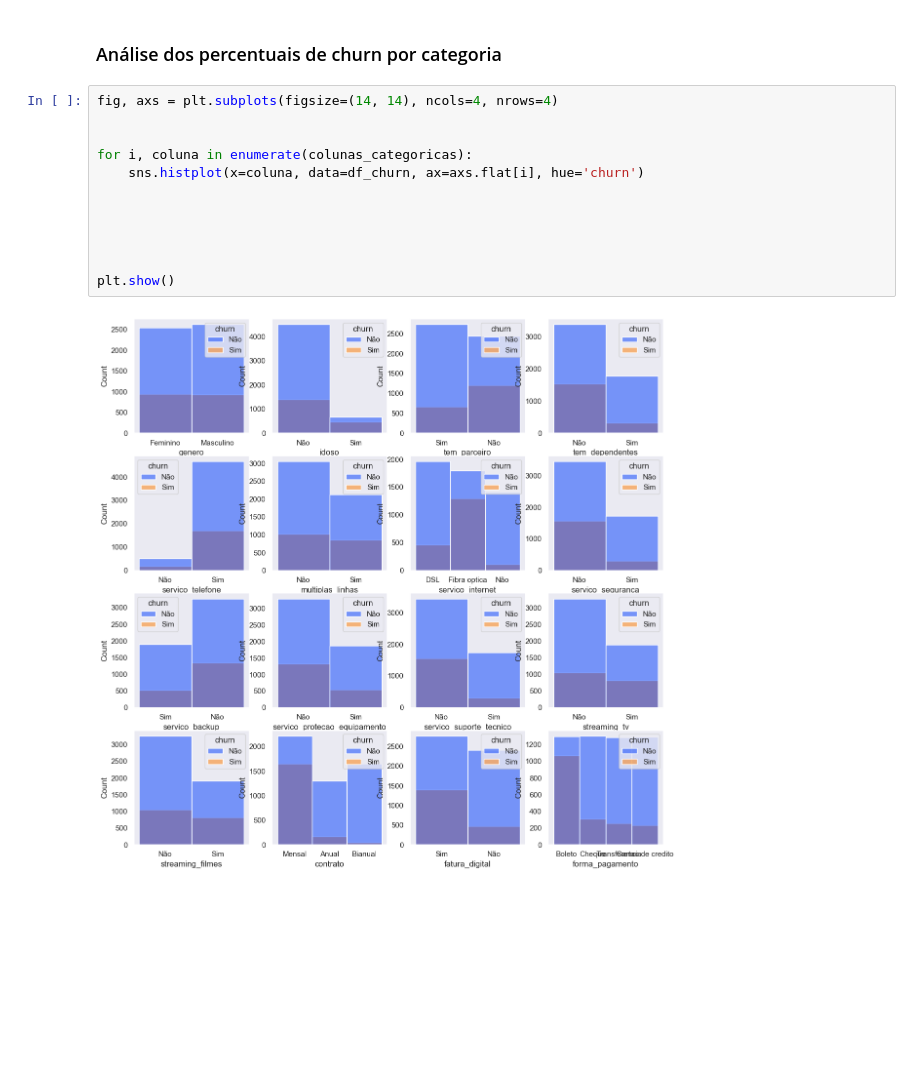
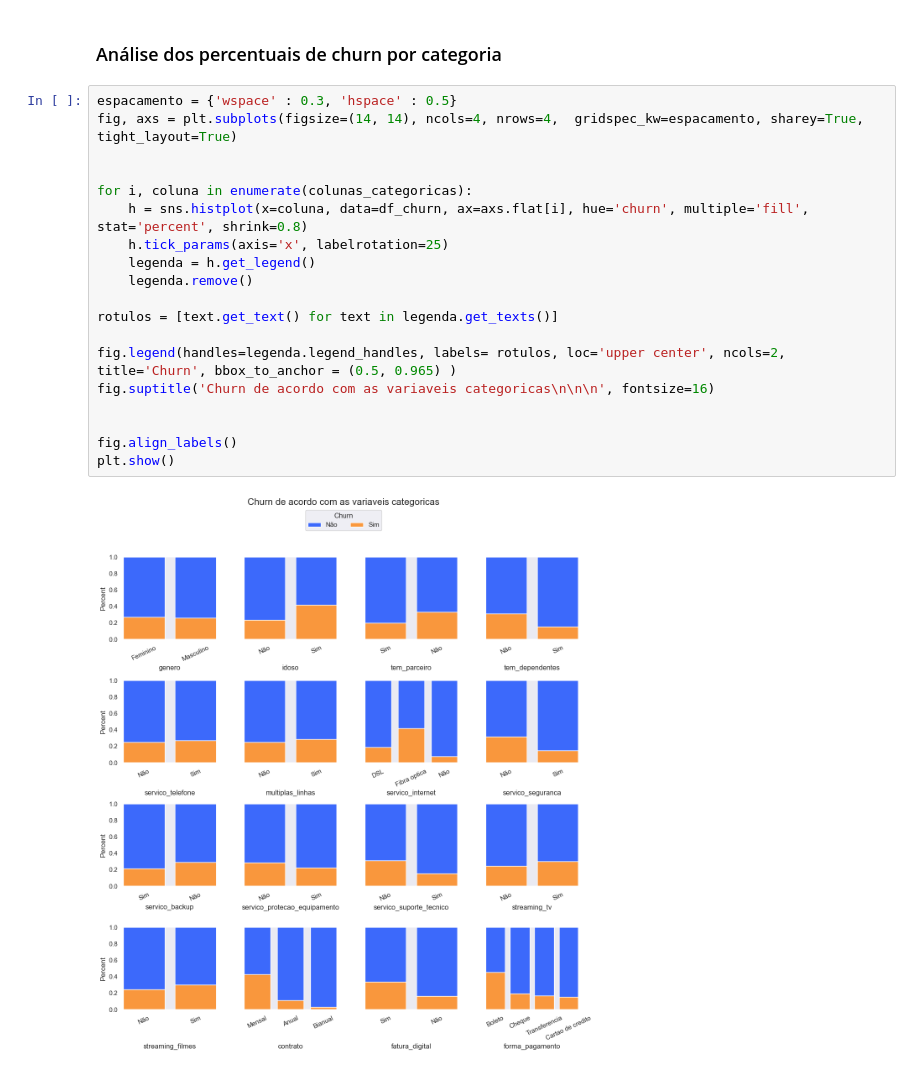
Before and after one commit to thiago207/python-for-data-analysis, a Jupyter notebook: matplotlib-seaborn/seaborn/categoricas_parte_1.ipynb, the cells around one changed output. Drawn from its saved outputs; the diff is of its cells as text; blank space fills up the shorter version.

Commit message:
analise variaveis categoricas

```diff
--- a/matplotlib-seaborn/seaborn/categoricas_parte_1.ipynb
+++ b/matplotlib-seaborn/seaborn/categoricas_parte_1.ipynb
@@ -66,17 +66,24 @@ Index(['genero', 'idoso', 'tem_parceiro', 'tem_dependentes',
       dtype='object')
 # %% [markdown]
 ### Análise dos percentuais de churn por categoria
-# %%
-fig, axs = plt.subplots(figsize=(14, 14), ncols=4, nrows=4)
-
-
-for i, coluna in enumerate(colunas_categoricas):
-    sns.histplot(x=coluna, data=df_churn, ax=axs.flat[i], hue='churn')
-
-
-
-
-
-plt.show()
-# %% [output]
-[figure, removed]
+# %%
+espacamento = {'wspace' : 0.3, 'hspace' : 0.5}
+fig, axs = plt.subplots(figsize=(14, 14), ncols=4, nrows=4,  gridspec_kw=espacamento, sharey=True, tight_layout=True)
+
+
+for i, coluna in enumerate(colunas_categoricas):
+    h = sns.histplot(x=coluna, data=df_churn, ax=axs.flat[i], hue='churn', multiple='fill', stat='percent', shrink=0.8)
+    h.tick_params(axis='x', labelrotation=25)
+    legenda = h.get_legend()
+    legenda.remove()
+
+rotulos = [text.get_text() for text in legenda.get_texts()]
+
+fig.legend(handles=legenda.legend_handles, labels= rotulos, loc='upper center', ncols=2, title='Churn', bbox_to_anchor = (0.5, 0.965) )
+fig.suptitle('Churn de acordo com as variaveis categoricas\n\n\n', fontsize=16)
+
+
+fig.align_labels()
+plt.show()
+# %% [output]
+[figure, added]
```
